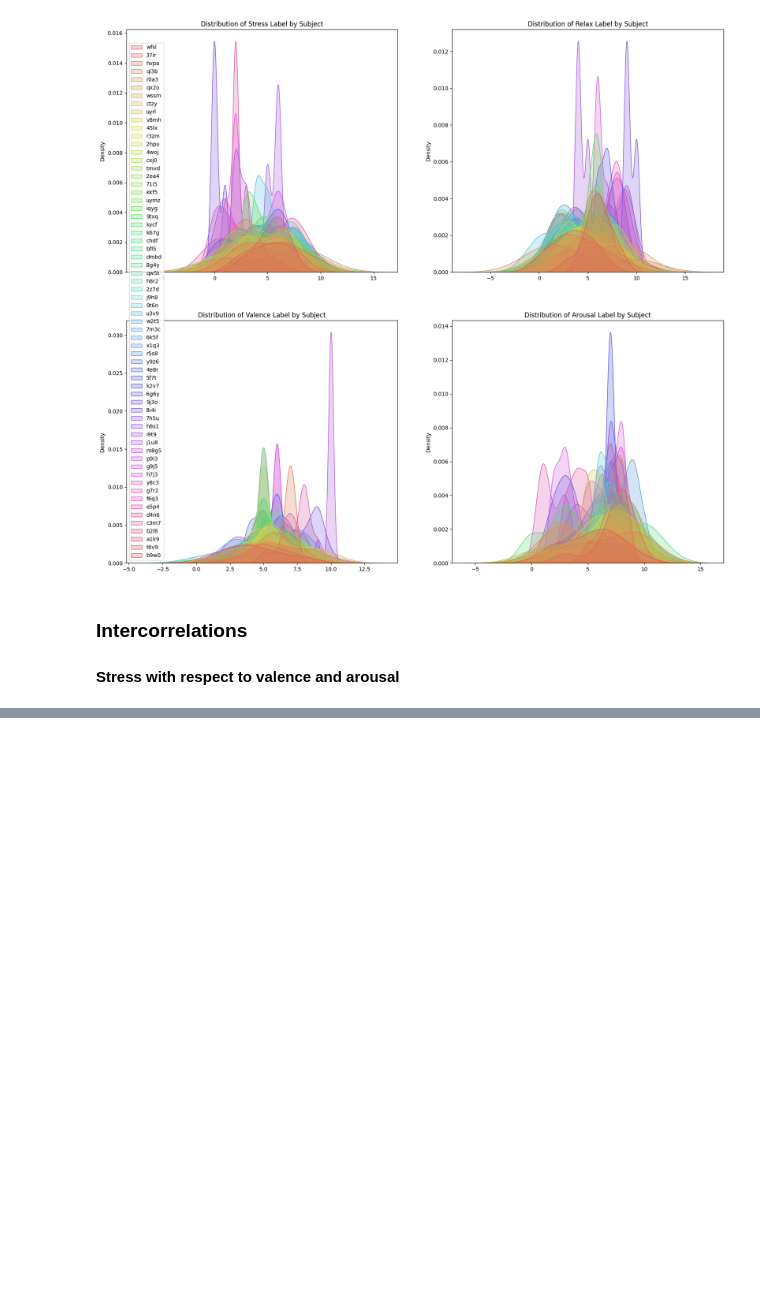
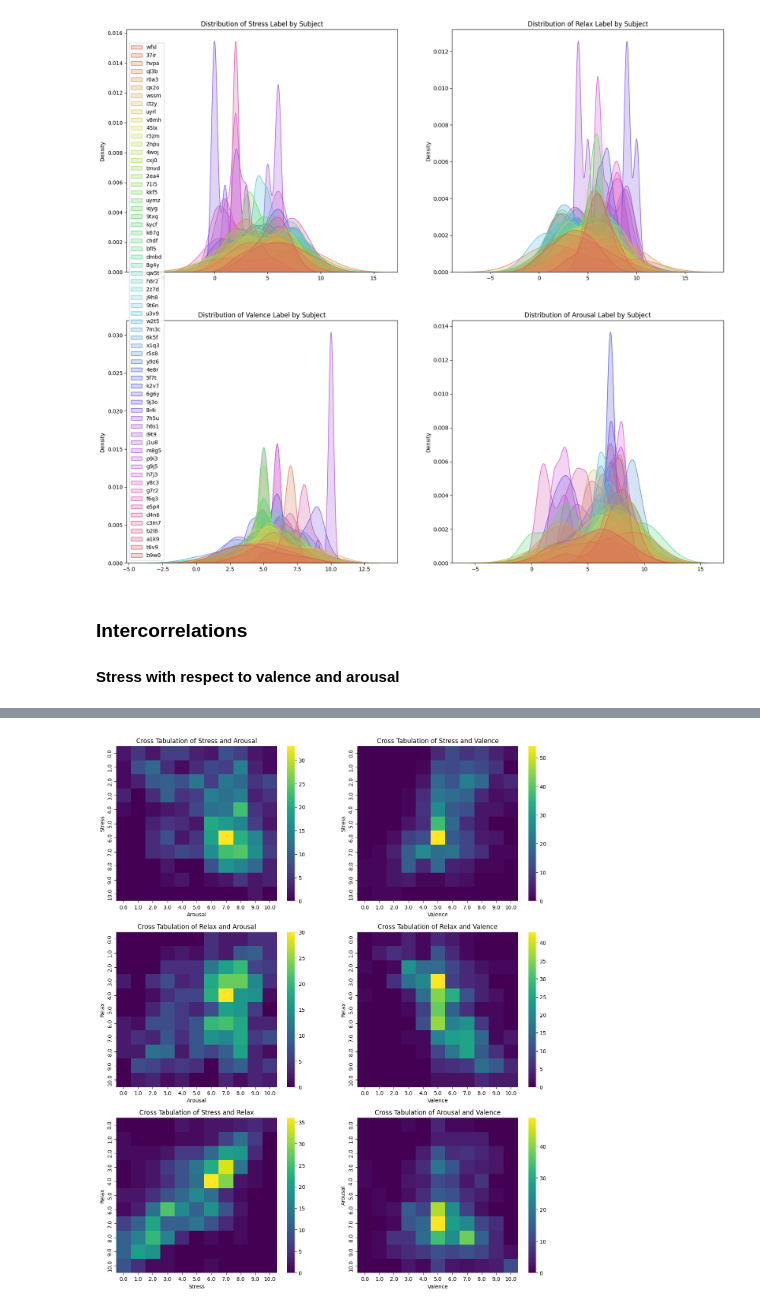
Before and after one commit to raz0208/Stress-Detection-by-Multimodal-Dataset, a Jupyter notebook: eda.ipynb, the cells around one changed output, grey strips where cells are left out. Saved outputs shown, nothing was run; the diff lists cells and outputs as text; code cells hidden in the pictures; blank space fills up the shorter version.

Commit message:
StressID: EDA on self_assessent.csv - Code Update {1}

```diff
--- a/eda.ipynb
+++ b/eda.ipynb
@@ -279,0 +280,25 @@ plt.show()
+# %%
+# Cross labels heatmapping
+cross_stress_arousal = pd.crosstab(self_assessment_t['Stress'], self_assessment_t['Arousal'])
+cross_stress_valence = pd.crosstab(self_assessment_t['Stress'], self_assessment_t['Valence'])
+cross_relax_arousal = pd.crosstab(self_assessment_t['Relax'], self_assessment_t['Arousal'])
+cross_relax_valence = pd.crosstab(self_assessment_t['Relax'], self_assessment_t['Valence'])
+cross_relax_stress = pd.crosstab(self_assessment_t['Relax'], self_assessment_t['Stress'])
+cross_arousal_valence = pd.crosstab(self_assessment_t['Arousal'], self_assessment_t['Valence'])
+
+fig, axs = plt.subplots(3, 2, figsize=(15, 18))
+sns.heatmap(cross_stress_arousal, fmt='d', cmap='viridis', ax=axs[0, 0])
+axs[0, 0].set_title('Cross Tabulation of Stress and Arousal')
+sns.heatmap(cross_stress_valence, fmt='d', cmap='viridis', ax=axs[0, 1])
+axs[0, 1].set_title('Cross Tabulation of Stress and Valence')
+sns.heatmap(cross_relax_arousal, fmt='d', cmap='viridis', ax=axs[1, 0])
+axs[1, 0].set_title('Cross Tabulation of Relax and Arousal')
+sns.heatmap(cross_relax_valence, fmt='d', cmap='viridis', ax=axs[1, 1])
+axs[1, 1].set_title('Cross Tabulation of Relax and Valence')
+sns.heatmap(cross_relax_stress, fmt='d', cmap='viridis', ax=axs[2, 0])
+axs[2, 0].set_title('Cross Tabulation of Stress and Relax')
+sns.heatmap(cross_arousal_valence, fmt='d', cmap='viridis', ax=axs[2, 1])
+axs[2, 1].set_title('Cross Tabulation of Arousal and Valence')
+plt.show()
+# %% [output]
+[figure, added]
```
Also changed, not shown: parts of 3 cells of this notebook, 2 other files.
